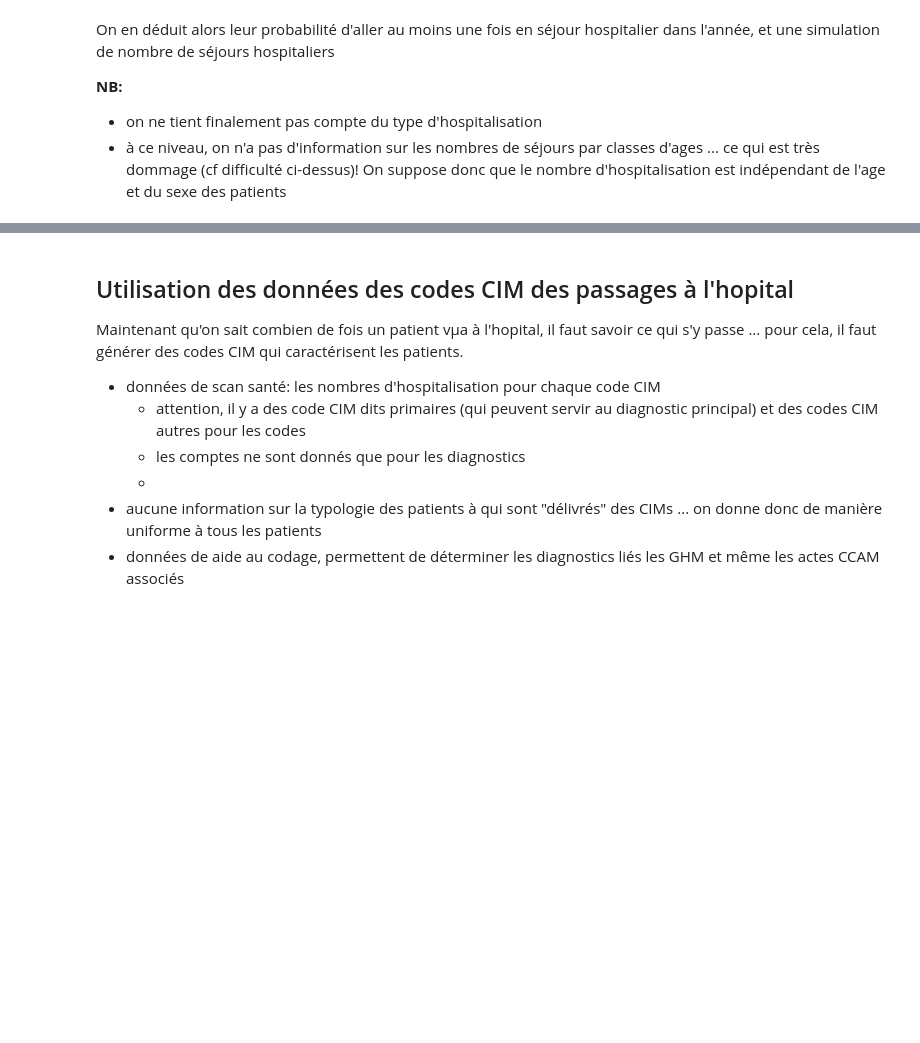
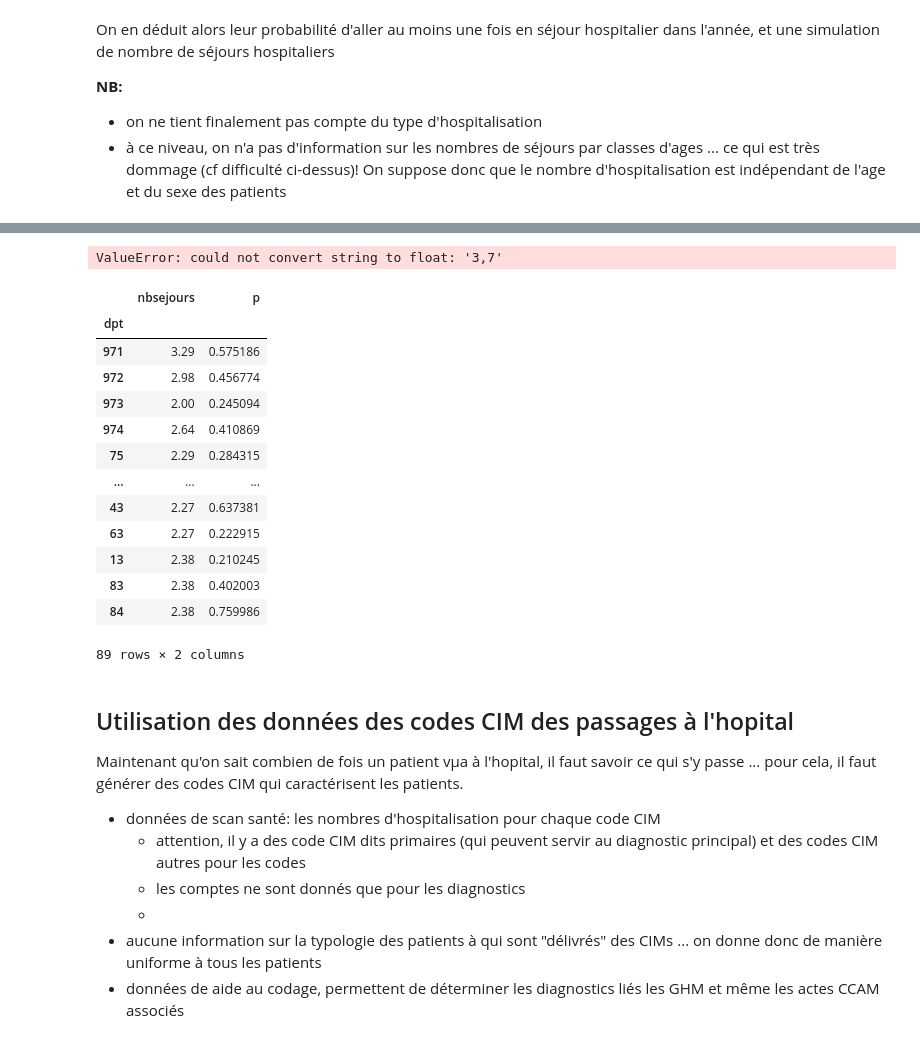
Before and after one commit to tguyet/medtrajectory_datagen, a Jupyter notebook: Data_Analysis/Hospitalisations.ipynb, the cells around one changed output, grey strips where cells are left out. Cells and saved outputs as stored; diff of their text form; code cells hidden in the pictures; blank space fills up the shorter version.

```diff
--- a/Data_Analysis/Hospitalisations.ipynb
+++ b/Data_Analysis/Hospitalisations.ipynb
@@ -503,3 +511,26 @@ array([0, 0, 3, 0, 0, 0, 0, 0, 0, 0, 0, 3, 0, 0, 0, 2, 0, 2, 0, 0, 0, 0,
+# %%
+float(p_hosp[ (p_hosp['dpt']==dpt) & (p_hosp['age']==age) & (p_hosp['sex']==sex) & (p_hosp['type']==0) ]['DMS'])
+# %% [output]
+ValueError: could not convert string to float: '3,7'
+# %%
+ps=pd.read_csv("p_sej.csv")
+psmail
+ps
+# %% [output]
+|  | nbsejours | p |
+| dpt |  |  |
+| 971 | 3.29 | 0.575186 |
+| 972 | 2.98 | 0.456774 |
+| 973 | 2.00 | 0.245094 |
+| 974 | 2.64 | 0.410869 |
+| 75 | 2.29 | 0.284315 |
+| ... | ... | ... |
+| 43 | 2.27 | 0.637381 |
+| 63 | 2.27 | 0.222915 |
+| 13 | 2.38 | 0.210245 |
+| 83 | 2.38 | 0.402003 |
+| 84 | 2.38 | 0.759986 |
+89 rows × 2 columns
 # %% [markdown]
 ## Utilisation des données des codes CIM des passages à l'hopital
 
```
Also changed, not shown: parts of 10 cells of this notebook, 1 other file.
